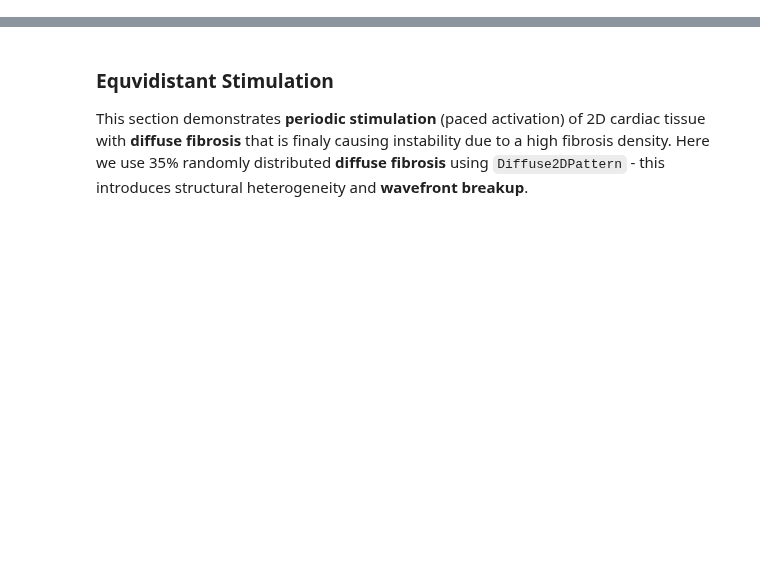
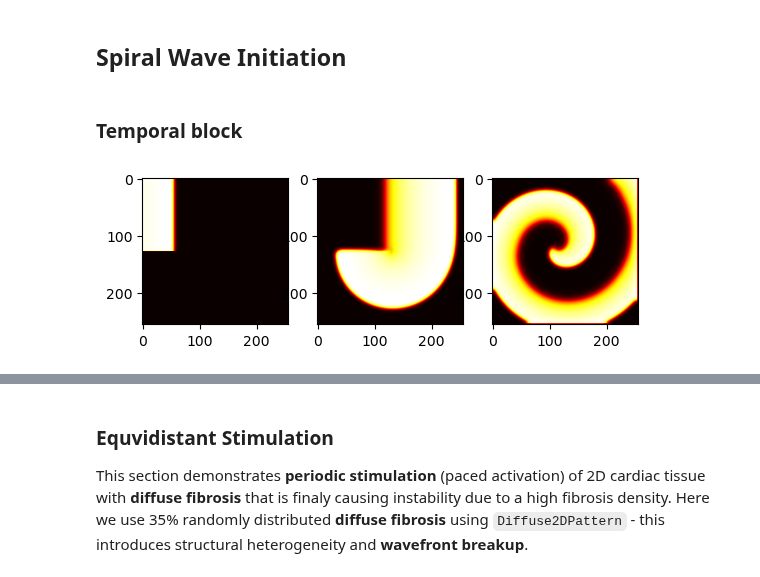
Before and after one commit to finitewave/Finitewave, a Jupyter notebook: Tutorials/SpiralWaves2D.ipynb, the cells around one changed output, grey strips where cells are left out. Cells and saved outputs as stored; diff of their text form; code cells hidden in the pictures; blank space fills up the shorter version.

Commit message:
Add temporal block spiral wave initiation

```diff
--- a/Tutorials/SpiralWaves2D.ipynb
+++ b/Tutorials/SpiralWaves2D.ipynb
@@ -1 +1,81 @@
+# %% [markdown]
+## Spiral Wave Initiation
+# %% [markdown]
+### Temporal block
+# %%
+
+import matplotlib.pyplot as plt
+
+import finitewave as fw
+
+
+class UpdateMesh(fw.Command):
+    """
+    Update the mesh of the cardiac tissue during the simulation.
+    """
+    def __init__(self, time, updated_mesh):
+        """
+        Initialize the command with the time and the updated mesh.
+
+        Args:
+            time (int): The time at which the mesh is updated.
+            updated_mesh (numpy.ndarray): The updated mesh.
+        """
+        super().__init__(time)
+        self.updated_mesh = updated_mesh
+
+    def execute(self, model):
+        model.cardiac_tissue.mesh = self.updated_mesh
+        model.compute_weights()
+
+
+# set up the tissue:
+n = 256
+tissue = fw.CardiacTissue2D([n, n])
+tissue.mesh[n//2, :n//2] = 2
+
+mesh_without_block = tissue.mesh.copy()
+mesh_without_block[n//2, :n//2] = 1
+
+# set up stimulation parameters:
+stim_sequence = fw.StimSequence()
+stim_sequence.add_stim(fw.StimVoltageCoord2D(time=0, volt_value=1,
+                                             x1=0, x2=n//2, y1=0, y2=5))
+# stim_sequence.add_stim(fw.StimVoltageCoord2D(time=50, volt_value=1,
+#                                              x1=n//2, x2=n, y1=0, y2=n))
+
+command_sequence = fw.CommandSequence()
+command_sequence.add_command(UpdateMesh(45, mesh_without_block))
+
+# create model object:
+model = fw.AlievPanfilov2D()
+# set up numerical parameters:
+model.dt = 0.01
+model.dr = 0.3
+model.t_max = 10
+
+# add the tissue and the stim parameters to the model object:
+model.cardiac_tissue = tissue
+model.stim_sequence = stim_sequence
+model.command_sequence = command_sequence
+
+model.run()
+u_10 = model.u.copy()
+
+model.t_max = 46
+model.run(initialize=False)
+u_46 = model.u.copy()
+
+model.t_max = 150
+model.run(initialize=False)
+u_150 = model.u.copy()
+
+
+fig, axs = plt.subplots(ncols=3)
+axs[0].imshow(u_10, cmap='hot')
+axs[1].imshow(u_46, cmap='hot')
+axs[2].imshow(u_150, cmap='hot')
+plt.show()
+# %% [output]
+[figure, added]
 # %% [markdown]
```
Also changed, not shown: parts of 4 cells of this notebook, 2 other files.
